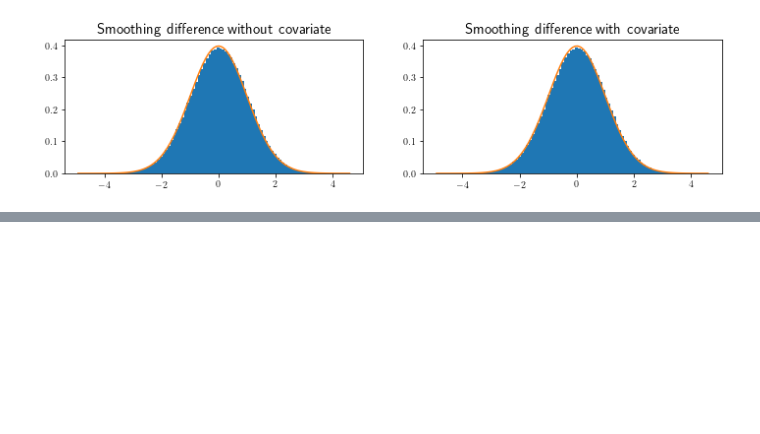
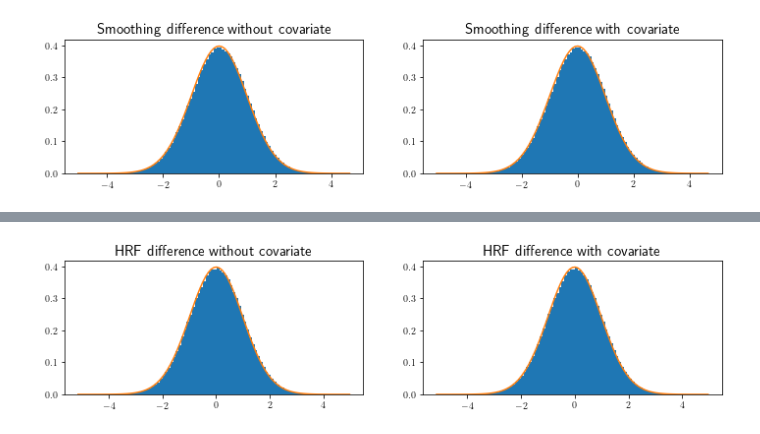
Before and after one commit to xroll174/Correct-Variability-Pipelines, a Jupyter notebook: results/Results-Mixed.ipynb, the cells around one changed output, grey strips where cells are left out. Saved outputs shown, nothing was run; the diff lists cells and outputs as text; code cells hidden in the pictures; blank space fills up the shorter version.

```diff
--- a/results/Results-Mixed.ipynb
+++ b/results/Results-Mixed.ipynb
@@ -238,0 +302,19 @@ plt.show()
+# %%
+data1=Vect_vox_5240_5241_sample_mixed
+data2=Vect_vox_5240_5241_sample_mixed_cov
+f,(ax1,ax2) = plt.subplots(1,2,sharey=False,figsize=(12,2.5))
+
+dist = scipy.stats.t
+matplotlib.rc("text",usetex=True)
+
+n1, bins1, patches1 = ax1.hist(np.array(data1),100,density=True)
+y1=dist.pdf(bins1,98)
+ax1.plot(bins1, y1, '-')
+ax1.set_title("HRF difference without covariate",fontsize=15)
+n2, bins2, patches2 = ax2.hist(np.array(data2),100,density=True)
+y2=dist.pdf(bins2,98)
+ax2.plot(bins2, y2, '-')
+ax2.set_title("HRF difference with covariate",fontsize=15)
+plt.show()
+# %% [output]
+[figure, added]
```
Also changed, not shown: parts of 7 cells of this notebook.
